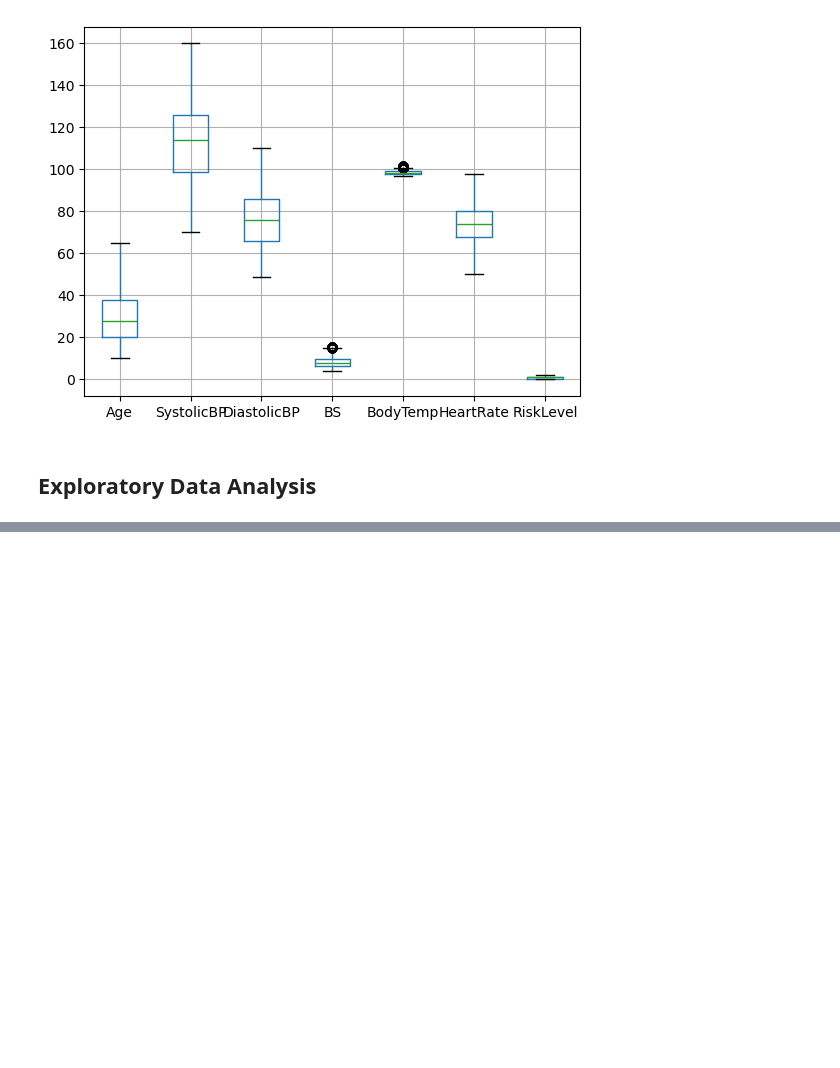
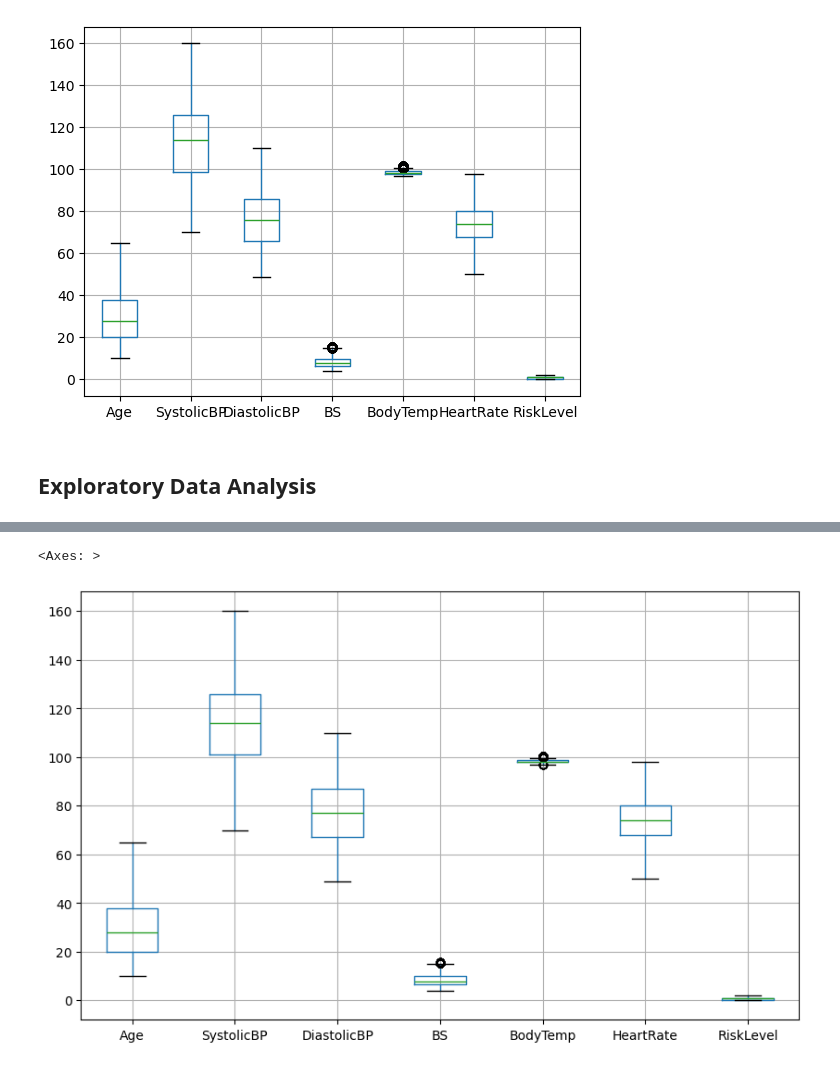
Before and after one commit to Precipitation-Rain/MaaSuraksha, a Jupyter notebook: code.ipynb, the cells around one changed output, grey strips where cells are left out. Saved outputs shown, nothing was run; the diff lists cells and outputs as text; code cells hidden in the pictures; blank space fills up the shorter version.

```diff
--- a/code.ipynb
+++ b/code.ipynb
@@ -296,0 +342,5 @@ df.boxplot()
+# %%
+df.boxplot(figsize=(10,6))
+# %% [output]
+<Axes: >
+[figure, added]
```
Also changed, not shown: parts of 39 cells of this notebook, 7 other files.
